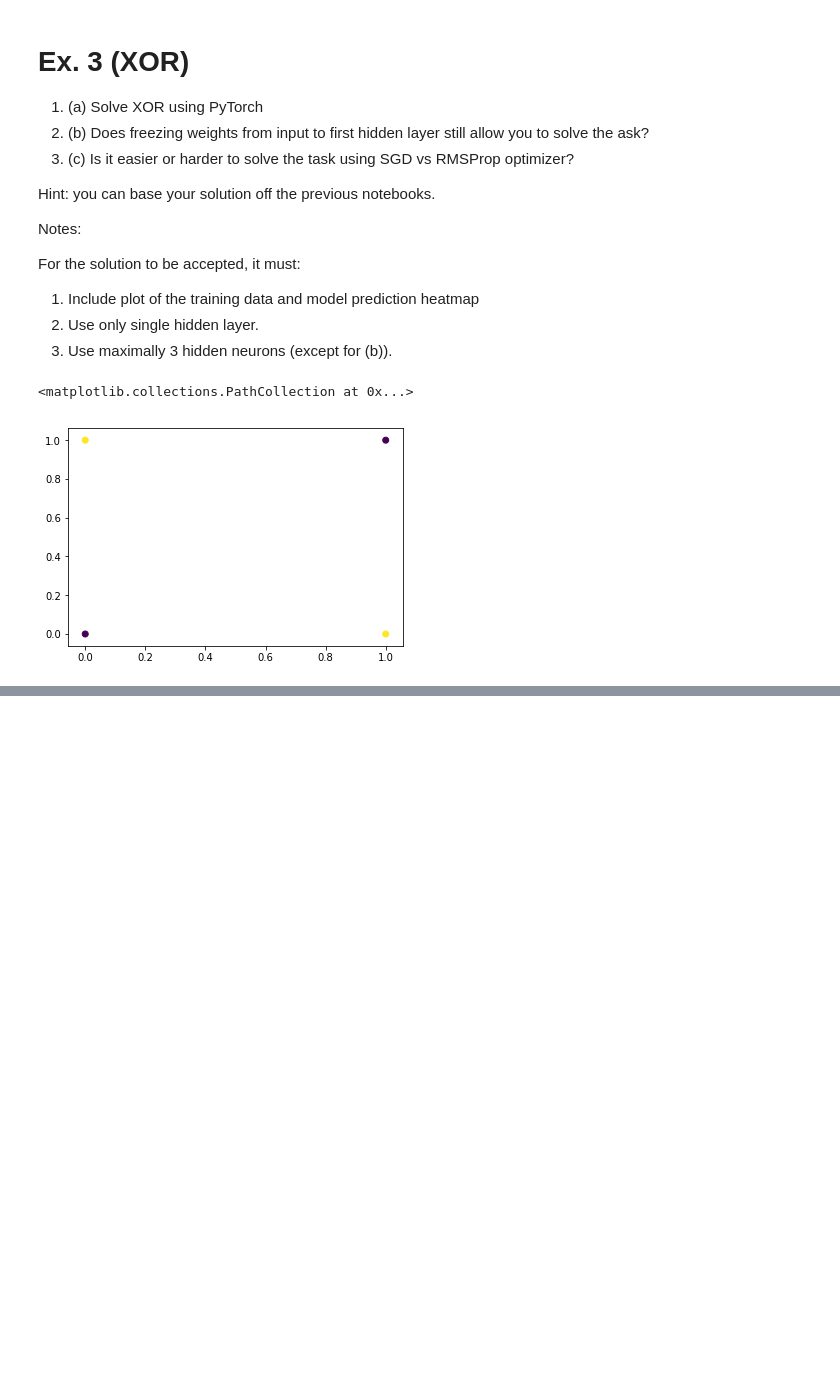
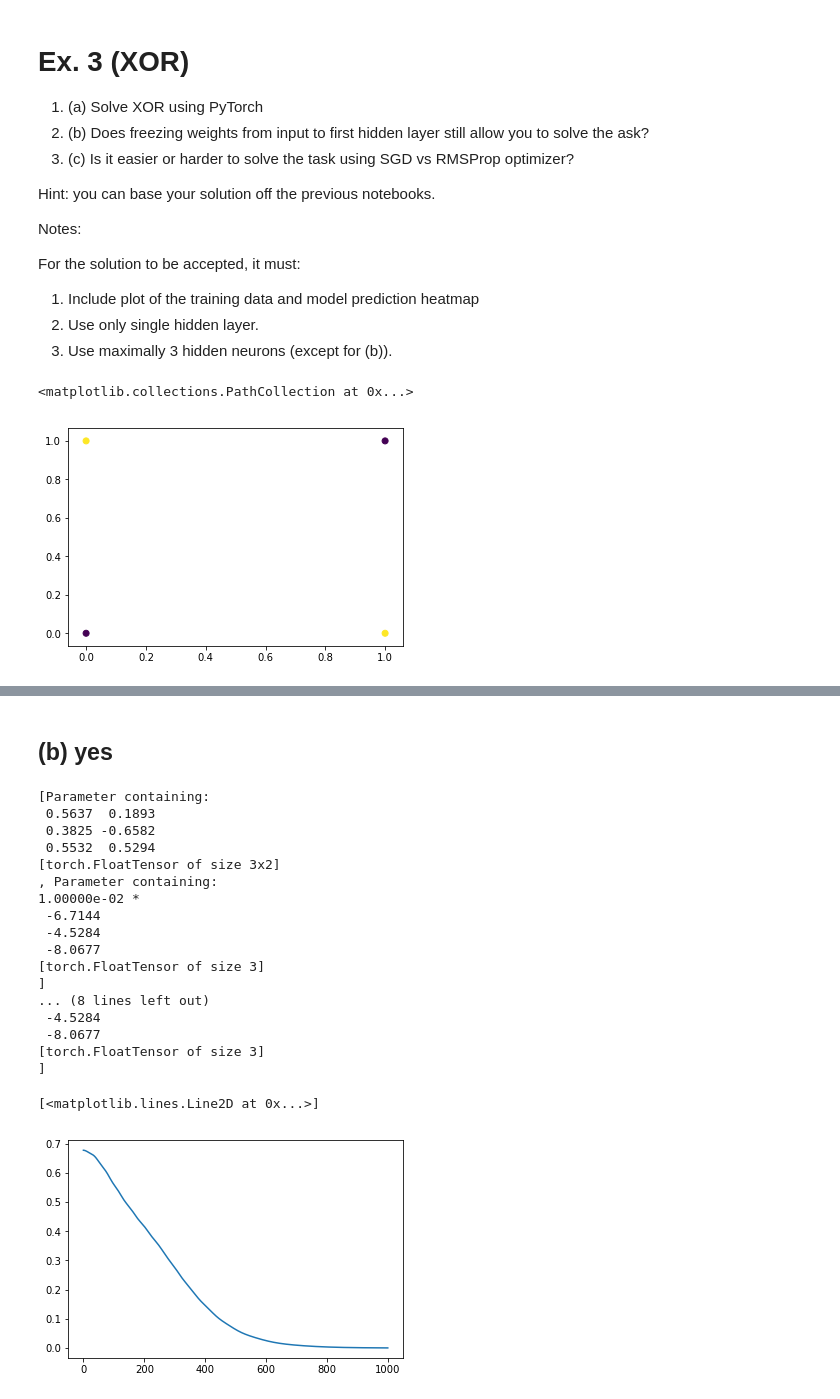
Before and after one commit to kgalias/nn2018, a Jupyter notebook: lab/6_intro_to_neural_networks.ipynb, the cells around one changed output, grey strips where cells are left out. Cells and saved outputs as stored; diff of their text form; code cells hidden in the pictures; blank space fills up the shorter version.

```diff
--- a/lab/6_intro_to_neural_networks.ipynb
+++ b/lab/6_intro_to_neural_networks.ipynb
@@ -95,0 +184,50 @@ plt.scatter(X[:, 0], X[:, 1], c=y.reshape(-1,))
+# %% [markdown]
+## (b) yes
+# %%
+net = nn.Sequential()
+net.add_module('W0', nn.Linear(2, 3))
+net.add_module('relu', nn.ReLU())
+net.add_module('W1', nn.Linear(3, 2))
+
+for p in net.W0.parameters():
+    p.requires_grad = False
+
+X_ = Variable(torch.FloatTensor(X))
+y_ = Variable(torch.LongTensor([0,1,1,0]))
+
+
+optimizer = optim.SGD((p for p in net.parameters() if p.requires_grad), lr=0.01)
+
+losses = []
+
+print(list(net.W0.parameters()))
+
+for i in range(1000):
+    y_pred = net(X_)
+    loss = criterion(y_pred, y_)
+    loss.backward()
+    optimizer.step()
+    losses.append(loss.data)
+
+print(list(net.W0.parameters()))
+plt.plot(losses)
+# %% [output]
+[Parameter containing:
+ 0.5637  0.1893
+ 0.3825 -0.6582
+ 0.5532  0.5294
+[torch.FloatTensor of size 3x2]
+, Parameter containing:
+1.00000e-02 *
+ -6.7144
+ -4.5284
+ -8.0677
+[torch.FloatTensor of size 3]
+]
+... (8 lines left out)
+ -4.5284
+ -8.0677
+[torch.FloatTensor of size 3]
+]
+[<matplotlib.lines.Line2D at 0x...>]
+[figure, added]
```
Also changed, not shown: parts of 8 cells of this notebook, 2 other files.
